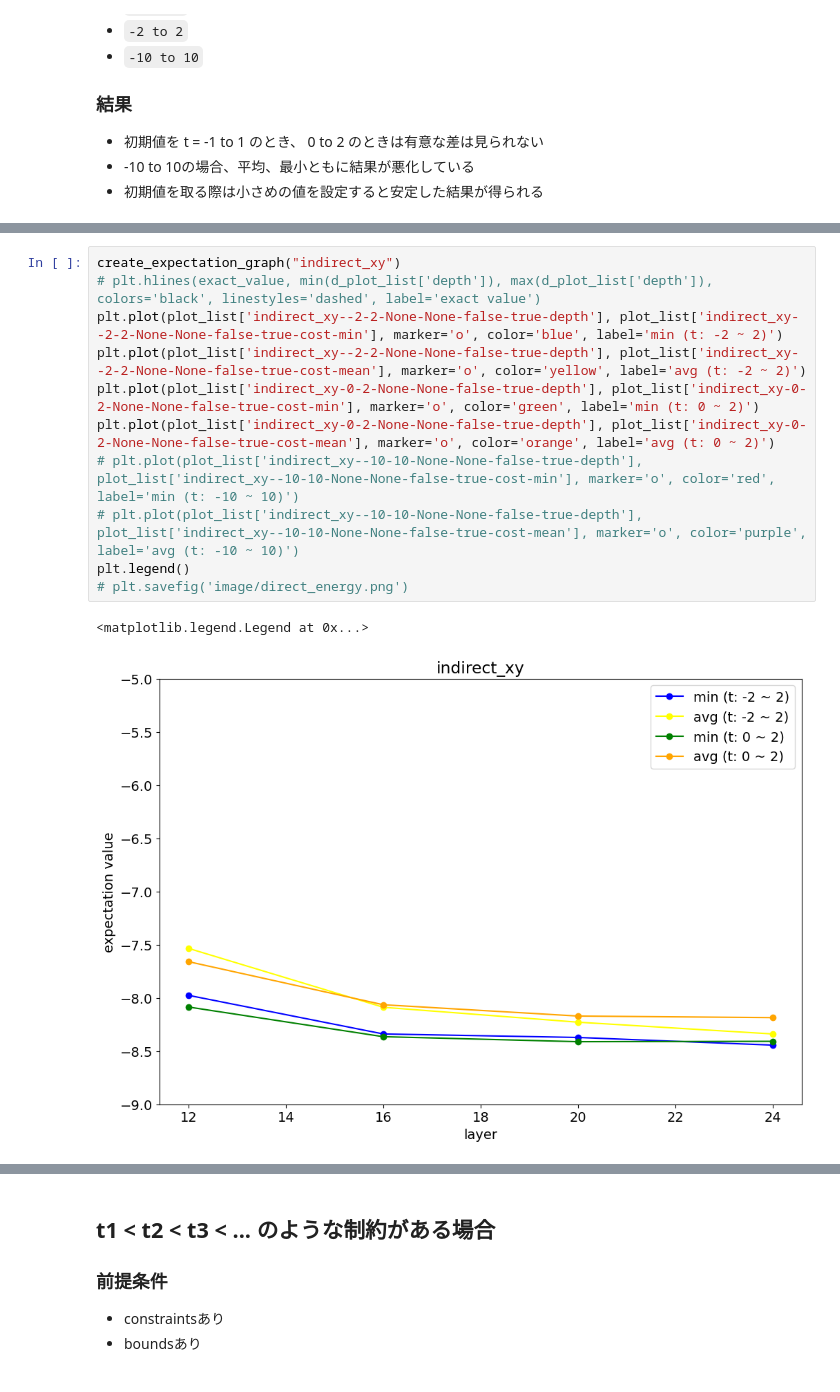
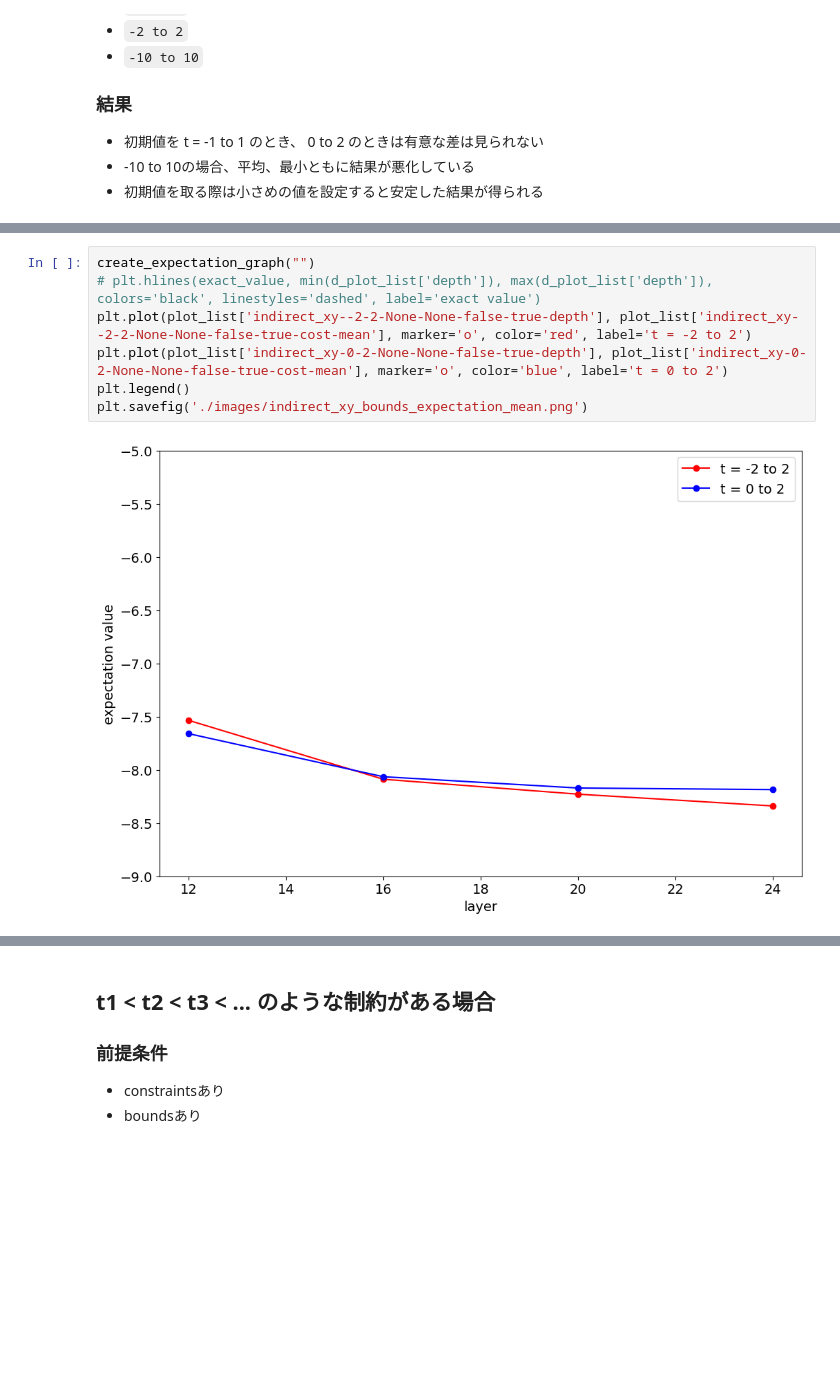
Before and after one commit to tanan/qsimu, a Jupyter notebook: qulacs/apps/notebook/time.ipynb, the cells around one changed output, grey strips where cells are left out. Saved outputs shown, nothing was run; the diff lists cells and outputs as text; blank space fills up the shorter version.

```diff
--- a/qulacs/apps/notebook/time.ipynb
+++ b/qulacs/apps/notebook/time.ipynb
@@ -98,14 +109,9 @@ plt.legend()
 # %%
-create_expectation_graph("indirect_xy")
+create_expectation_graph("")
 # plt.hlines(exact_value, min(d_plot_list['depth']), max(d_plot_list['depth']), colors='black', linestyles='dashed', label='exact value')
-plt.plot(plot_list['indirect_xy--2-2-None-None-false-true-depth'], plot_list['indirect_xy--2-2-None-None-false-true-cost-min'], marker='o', color='blue', label='min (t: -2 ~ 2)')
-plt.plot(plot_list['indirect_xy--2-2-None-None-false-true-depth'], plot_list['indirect_xy--2-2-None-None-false-true-cost-mean'], marker='o', color='yellow', label='avg (t: -2 ~ 2)')
-plt.plot(plot_list['indirect_xy-0-2-None-None-false-true-depth'], plot_list['indirect_xy-0-2-None-None-false-true-cost-min'], marker='o', color='green', label='min (t: 0 ~ 2)')
-plt.plot(plot_list['indirect_xy-0-2-None-None-false-true-depth'], plot_list['indirect_xy-0-2-None-None-false-true-cost-mean'], marker='o', color='orange', label='avg (t: 0 ~ 2)')
-# plt.plot(plot_list['indirect_xy--10-10-None-None-false-true-depth'], plot_list['indirect_xy--10-10-None-None-false-true-cost-min'], marker='o', color='red', label='min (t: -10 ~ 10)')
-# plt.plot(plot_list['indirect_xy--10-10-None-None-false-true-depth'], plot_list['indirect_xy--10-10-None-None-false-true-cost-mean'], marker='o', color='purple', label='avg (t: -10 ~ 10)')
+plt.plot(plot_list['indirect_xy--2-2-None-None-false-true-depth'], plot_list['indirect_xy--2-2-None-None-false-true-cost-mean'], marker='o', color='red', label='t = -2 to 2')
+plt.plot(plot_list['indirect_xy-0-2-None-None-false-true-depth'], plot_list['indirect_xy-0-2-None-None-false-true-cost-mean'], marker='o', color='blue', label='t = 0 to 2')
 plt.legend()
-# plt.savefig('image/direct_energy.png')
+plt.savefig('./images/indirect_xy_bounds_expectation_mean.png')
 # %% [output]
-<matplotlib.legend.Legend at 0x...>
-[figure, old version]
+[figure, new version]
```
Also changed, not shown: parts of 7 cells of this notebook, 1 other file.
